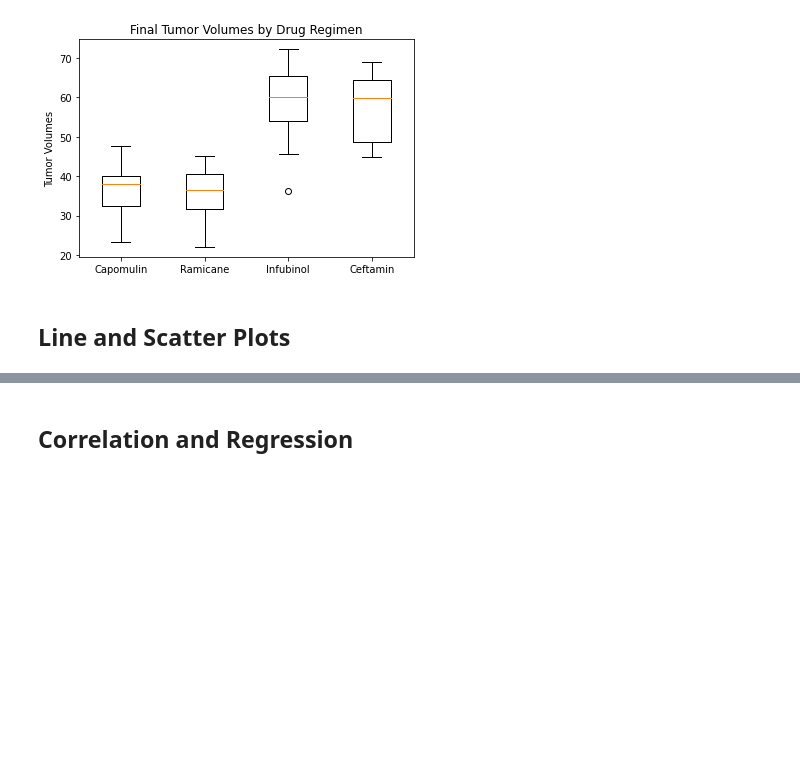
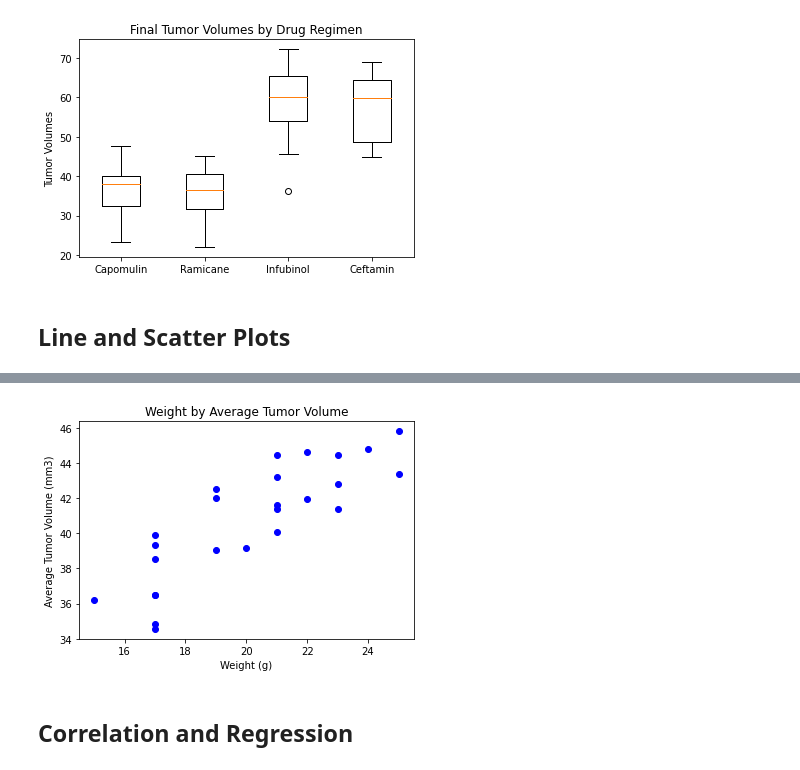
Before and after one commit to Lbrady1025/matplotlib-challenge, a Jupyter notebook: Pymaceuticals/pymaceuticals_starter.ipynb, the cells around one changed output, grey strips where cells are left out. Cells and saved outputs as stored; diff of their text form; code cells hidden in the pictures; blank space fills up the shorter version.

```diff
--- a/Pymaceuticals/pymaceuticals_starter.ipynb
+++ b/Pymaceuticals/pymaceuticals_starter.ipynb
@@ -284,2 +282,19 @@ cap_only
+# %%
+# Generate a scatter plot of mouse weight versus average tumor volume for the Capomulin regimen
+cap_group = cap_only.groupby(["mouse_id"])
+avg_vol = cap_group["Tumor Volume (mm3)"].mean()
+weight_count = cap_group["Weight (g)"].mean()
+x_axis = weight_count
+y_axis = avg_vol
+
+plt.scatter(x_axis,y_axis,marker="o",color="b")
+
+plt.title("Weight by Average Tumor Volume")
+plt.xlabel("Weight (g)")
+plt.ylabel("Average Tumor Volume (mm3)")
+
+plt.show()
+# %% [output]
+[figure, added]
 # %% [markdown]
 ## Correlation and Regression
```
Also changed, not shown: parts of 5 cells of this notebook.
